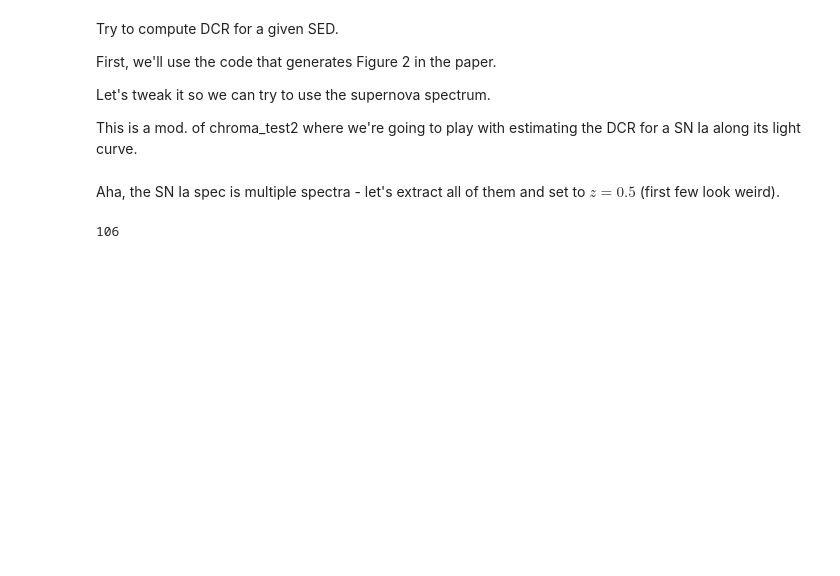
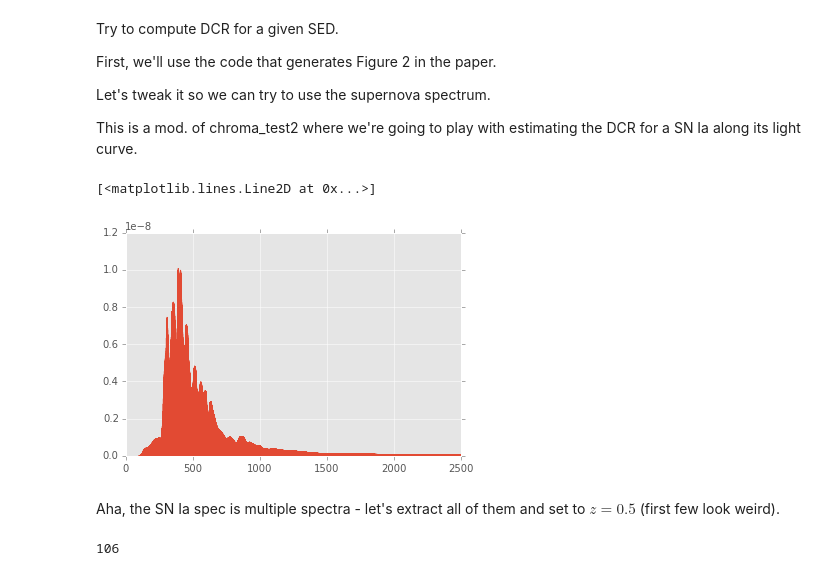
Before and after one commit to isullivan/LSST-DCR, a Jupyter notebook: code/notebooks/chroma_test3.ipynb, the cells around one changed output. Cells and saved outputs as stored; diff of their text form; code cells hidden in the pictures; blank space fills up the shorter version.

```diff
--- a/code/notebooks/chroma_test3.ipynb
+++ b/code/notebooks/chroma_test3.ipynb
@@ -44,15 +44,18 @@ class sizeme():
 # %%
 from scipy.interpolate import interp1d
 
-tmp,w,f = np.genfromtxt('./chroma/data/SEDs/snflux_1a.dat').T
+tmp,w,f = np.genfromtxt(datadir+'SEDs/snflux_1a.dat').T
 w /= 10. ## convert from angstroms to nm?
 ss = interp1d(w, f)
 
 sn_SED = spec.SED(ss)
 wave = np.arange(500.0, 901.0, 1.0)
 photons = sn_SED(wave)
 
 plt.plot(ss.x, ss.y)
+# %% [output]
+[<matplotlib.lines.Line2D at 0x...>]
+[figure, added]
 # %% [markdown]
 Aha, the SN Ia spec is multiple spectra - let's extract all of them and set to $z=0.5$ (first few look weird).
 # %%
```
Also changed, not shown: parts of 13 cells of this notebook.
